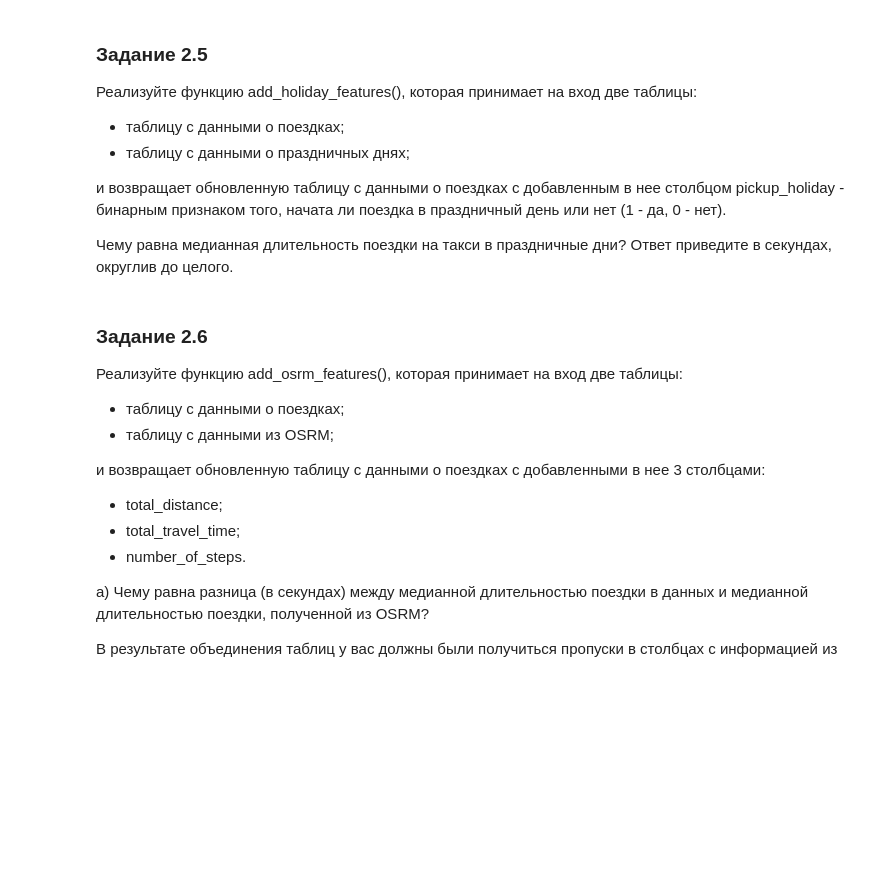
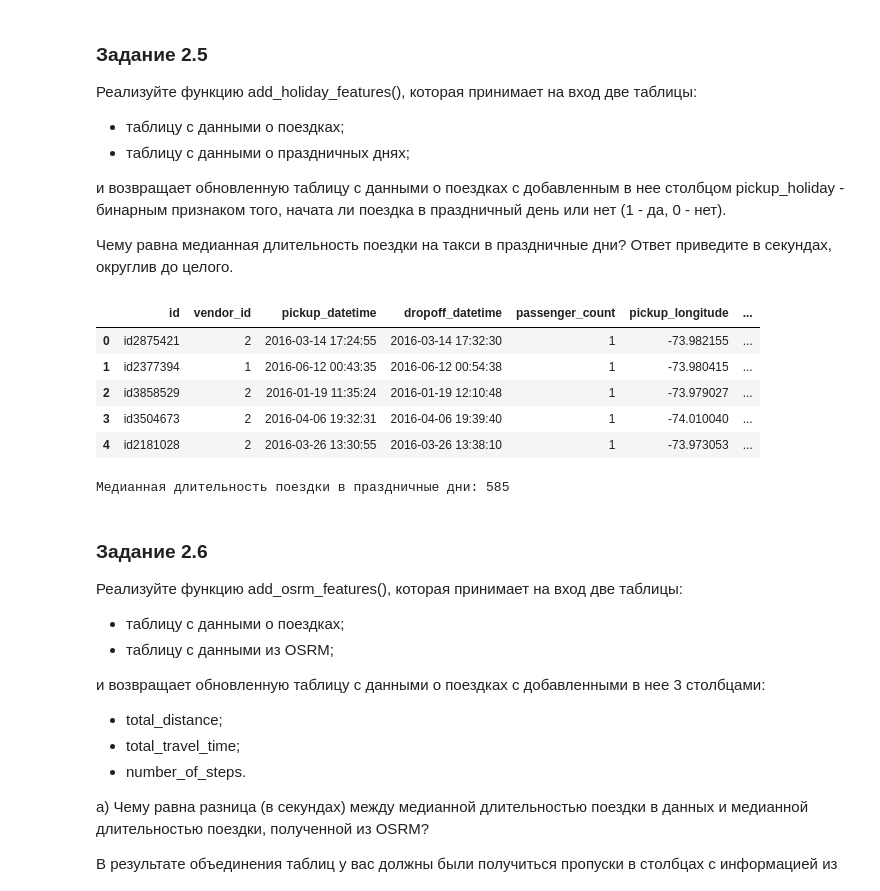
Before and after one commit to Losyash/pw_ii, a Jupyter notebook: notebook.ipynb, the cells around one changed output. Saved outputs shown, nothing was run; the diff lists cells and outputs as text; code cells hidden in the pictures; blank space fills up the shorter version.

```diff
--- a/notebook.ipynb
+++ b/notebook.ipynb
@@ -152,3 +238,32 @@ holiday_data = pd.read_csv('data/holiday_data.csv', sep=';')
+# %%
+def add_holiday_features(taxi_data, holiday_data):
+  # taxi_data['pickup_date'] = pd.to_datetime(taxi_data['pickup_date']).dt.date
+  holiday_data['date'] = pd.to_datetime(holiday_data['date']).dt.date
+
+  merged_data = pd.merge(taxi_data, holiday_data, left_on='pickup_date', right_on='date', how='left')
+  merged_data['holiday'] = merged_data['holiday'].fillna(0)
+  merged_data['pickup_holiday'] = merged_data['holiday'].apply(lambda x : 1 if x != 0 else 0)
+
+  return merged_data
+# %%
+taxi_data = add_holiday_features(taxi_data, holiday_data)
+taxi_data= taxi_data.drop(['day', 'date', 'holiday'], axis=1)
+
+taxi_data.head()
+# %% [output]
+|  | id | vendor_id | pickup_datetime | dropoff_datetime | passenger_count | pickup_longitude | ... |
+| 0 | id2875421 | 2 | 2016-03-14 17:24:55 | 2016-03-14 17:32:30 | 1 | -73.982155 | ... |
+| 1 | id2377394 | 1 | 2016-06-12 00:43:35 | 2016-06-12 00:54:38 | 1 | -73.980415 | ... |
+| 2 | id3858529 | 2 | 2016-01-19 11:35:24 | 2016-01-19 12:10:48 | 1 | -73.979027 | ... |
+| 3 | id3504673 | 2 | 2016-04-06 19:32:31 | 2016-04-06 19:39:40 | 1 | -74.010040 | ... |
+| 4 | id2181028 | 2 | 2016-03-26 13:30:55 | 2016-03-26 13:38:10 | 1 | -73.973053 | ... |
+# %%
+median_duration_in_holidays = taxi_data[taxi_data['pickup_holiday'] == 1]['trip_duration'].median()
+median_duration_in_holidays = round(median_duration_in_holidays)
+
+print(f'Медианная длительность поездки в праздничные дни: {median_duration_in_holidays}')
+# %% [output]
+Медианная длительность поездки в праздничные дни: 585
 # %% [markdown]
 ### Задание 2.6
 Реализуйте функцию add_osrm_features(), которая принимает на вход две таблицы:
```
Also changed, not shown: parts of 31 cells of this notebook.
